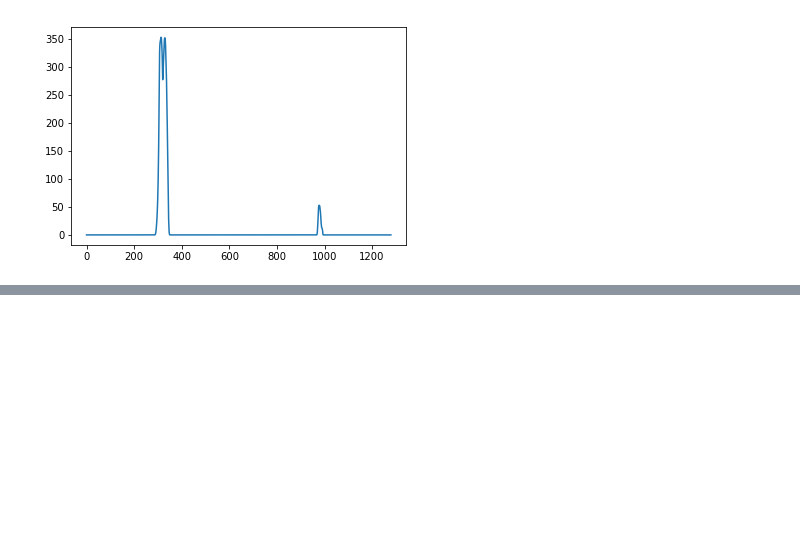
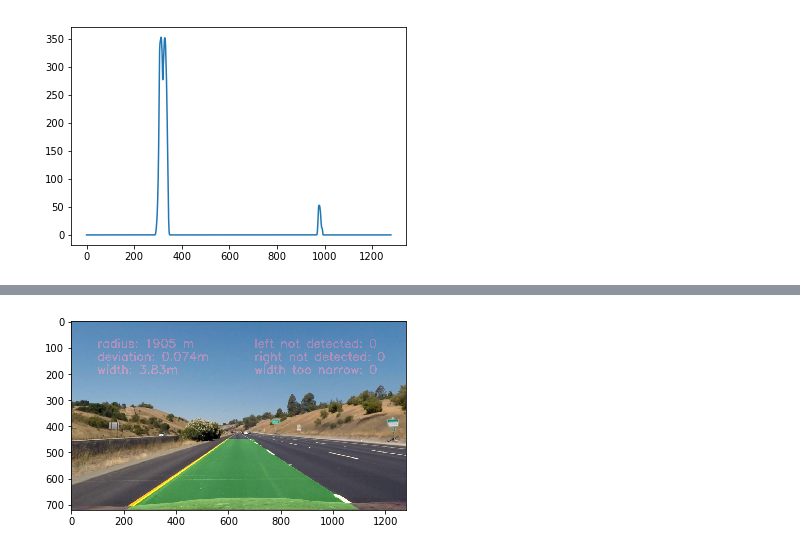
Before and after one commit to mastah43/CarND-Advanced-Lane-Lines, a Jupyter notebook: lane_finding.ipynb, the cells around one changed output, grey strips where cells are left out. Saved outputs shown, nothing was run; the diff lists cells and outputs as text; code cells hidden in the pictures; blank space fills up the shorter version.

Commit message:
added filter for not detected lines and too narrow lane

```diff
--- a/lane_finding.ipynb
+++ b/lane_finding.ipynb
@@ -165,34 +168,45 @@ def augment_original_image(undist, lane):
     # Generate points for plotting
     img_width = color_warp.shape[0]
     ploty = np.linspace(0, img_width-1, img_width )
     left_fitx = lane.line_left.x_pixels(ploty)
     right_fitx = lane.line_right.x_pixels(ploty)
 
     # Recast the x and y points into usable format for cv2.fillPoly()
     pts_left = np.array([np.transpose(np.vstack([left_fitx, ploty]))])
     pts_right = np.array([np.flipud(np.transpose(np.vstack([right_fitx, ploty])))])
     pts = np.hstack((pts_left, pts_right))
 
     # Draw the lane onto the warped blank image
     cv2.fillPoly(color_warp, np.int_([pts]), (0,255, 0))
 
     # Warp the blank back to original image space using inverse perspective matrix (Minv)
     newwarp = img_transformer.birdview_to_camera(color_warp)
 
     # write text for radius and deviation
     radius_str = "radius: {0:.0f} m".format(lane.lane_radius_meters())
     deviation_str = "deviation: {0:.3f}m".format(lane.deviation_from_lane_center_meters())
-    cv2.putText(newwarp, radius_str, (300,100), cv2.FONT_HERSHEY_SIMPLEX, 2, color=255, thickness=4)
-    cv2.putText(newwarp, deviation_str, (300,200), cv2.FONT_HERSHEY_SIMPLEX, 2, color=255, thickness=4)
+    lane_width_str = "width: {0:.2f}m".format(lane.lane_width_meters())
+    lane_width_str = "width: {0:.2f}m".format(lane.lane_width_meters())
+    left_not_detected_str = "left not detected: {0}".format(lane.left_not_detected_count)
+    right_not_detected_str = "right not detected: {0}".format(lane.right_not_detected_count)
+    width_too_narrow_str = "width too narrow: {0}".format(lane.lane_width_too_narrow_count)
+    cv2.putText(newwarp, radius_str, (100,100), cv2.FONT_HERSHEY_SIMPLEX, 1.5, color=255, thickness=4)
+    cv2.putText(newwarp, deviation_str, (100,150), cv2.FONT_HERSHEY_SIMPLEX, 1.5, color=255, thickness=4)
+    cv2.putText(newwarp, lane_width_str, (100,200), cv2.FONT_HERSHEY_SIMPLEX, 1.5, color=255, thickness=4)
+    cv2.putText(newwarp, left_not_detected_str, (700,100), cv2.FONT_HERSHEY_SIMPLEX, 1.5, color=255, thickness=4)
+    cv2.putText(newwarp, right_not_detected_str, (700,150), cv2.FONT_HERSHEY_SIMPLEX, 1.5, color=255, thickness=4)
+    cv2.putText(newwarp, width_too_narrow_str, (700,200), cv2.FONT_HERSHEY_SIMPLEX, 1.5, color=255, thickness=4)
 
     # Combine the result with the original image
     result = cv2.addWeighted(undist, 1, newwarp, 0.3, 0)
     return result
 
 def plot_in_original(undist, lane):
     img_augmented = augment_original_image(undist, lane)
     plt.imshow(img_augmented)
 
 plot_in_original(imgs_undistorted[0], fitted_lanes[0])
+# %% [output]
+[figure, added]
 # %%
 plot_in_original(imgs_undistorted[1], fitted_lanes[1])
```
Also changed, not shown: parts of 10 cells of this notebook, 2 other files.
